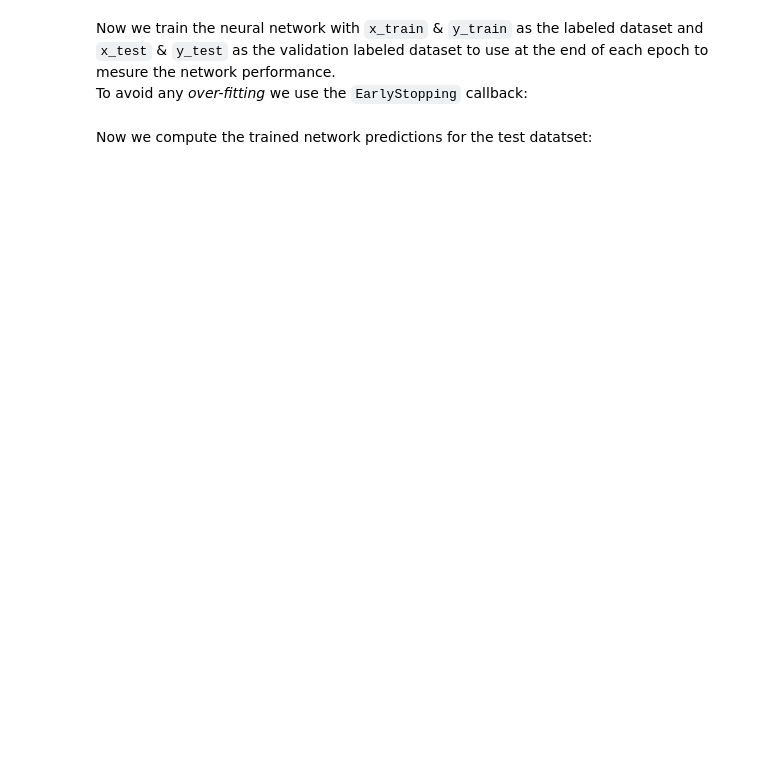
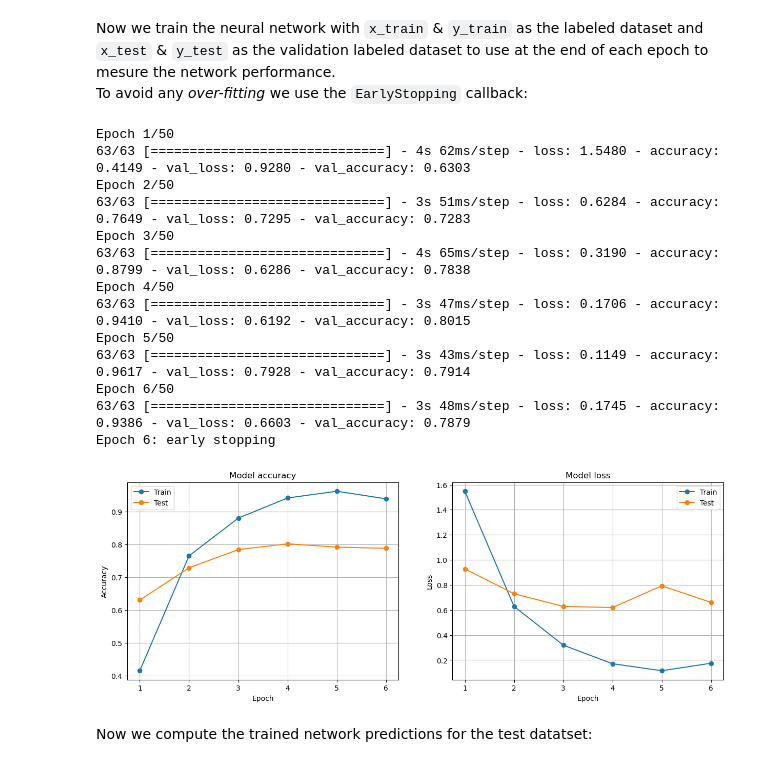
Before and after one commit to cjlux/AI-ML_at_ENSPIMA, a Jupyter notebook: MiniProject/3-MiniProject.ipynb, the cells around one changed output. Cells and saved outputs as stored; diff of their text form; code cells hidden in the pictures; blank space fills up the shorter version.

```diff
--- a/MiniProject/3-MiniProject.ipynb
+++ b/MiniProject/3-MiniProject.ipynb
@@ -156,7 +184,7 @@ from sklearn.model_selection import train_test_split
 x_train, x_test, lab_train, lab_test = train_test_split(x_full, y_full,
                                                         stratify=y_full,      # use y_full to evenly distribute all classes
                                                                               # in the train and test dadasets
-                                                        test_size=0.5,        # 50 % test, 50% train
+                                                        test_size=0.33,        # 20 % test, 80% train
                                                         random_state=SEED,
                                                         shuffle=True)         # shuffe randomly the data
 # %% [markdown]
@@ -220,30 +287,52 @@ To avoid any *over-fitting* we use the `EarlyStopping` callback:
 # %%
 from tensorflow.keras.callbacks import EarlyStopping
 
 callbacks_list = [
-    EarlyStopping(monitor='loss',   #
-                  patience=3,           #
+    EarlyStopping(monitor='val_loss',
+                  patience=2,
                   restore_best_weights=True,
                   verbose=1)
 ]
 
-# in case we execute this cell several times, we can re-initialize
-# the network to its initial state if we want to compare the workouts...
+# in case we execute a training several times, we re-build the network
+# to its initial state if we want to compare the workouts...
+
+# define the key to reload the initial state & structure of the network:
 key = 'CWRU_temporal_init'
-model.load_weights(os.path.join('weights', key))
+# define the path to be used:
+model_path = os.path.join('models', key)
+# load the network structure & initial weights:
+model = tf.keras.models.load_model(model_path)
 
-# set the seed of the random generators inolved by tensorflow:
-tf.random.set_seed(SEED)
+# Deterministic tensorflow training:
+# see https://blog.tensorflow.org/2022/05/whats-new-in-tensorflow-29.html
+tf.keras.utils.set_random_seed(SEED)  # sets seeds for base-python, numpy and tf
+tf.config.experimental.enable_op_determinism()
 
 # train the DNN:
 hist = model.fit(x_train, y_train,
                  validation_data=(x_test, y_test),
                  epochs=50,
                  batch_size=64,                     # number of samples in the batch
                  callbacks = callbacks_list)
 
 from utils.tools import plot_loss_accuracy
 plot_loss_accuracy(hist)
+# %% [output]
+Epoch 1/50
+63/63 [==============================] - 4s 62ms/step - loss: 1.5480 - accuracy: 0.4149 - val_loss: 0.9280 - val_accuracy: 0.6303
+Epoch 2/50
+63/63 [==============================] - 3s 51ms/step - loss: 0.6284 - accuracy: 0.7649 - val_loss: 0.7295 - val_accuracy: 0.7283
+Epoch 3/50
+63/63 [==============================] - 4s 65ms/step - loss: 0.3190 - accuracy: 0.8799 - val_loss: 0.6286 - val_accuracy: 0.7838
+Epoch 4/50
+63/63 [==============================] - 3s 47ms/step - loss: 0.1706 - accuracy: 0.9410 - val_loss: 0.6192 - val_accuracy: 0.8015
+Epoch 5/50
+63/63 [==============================] - 3s 43ms/step - loss: 0.1149 - accuracy: 0.9617 - val_loss: 0.7928 - val_accuracy: 0.7914
+Epoch 6/50
+63/63 [==============================] - 3s 48ms/step - loss: 0.1745 - accuracy: 0.9386 - val_loss: 0.6603 - val_accuracy: 0.7879
+Epoch 6: early stopping
+[figure, added]
 # %% [markdown]
 Now we compute the trained network predictions for the test datatset:
 # %%
```
Also changed, not shown: parts of 57 cells of this notebook.
